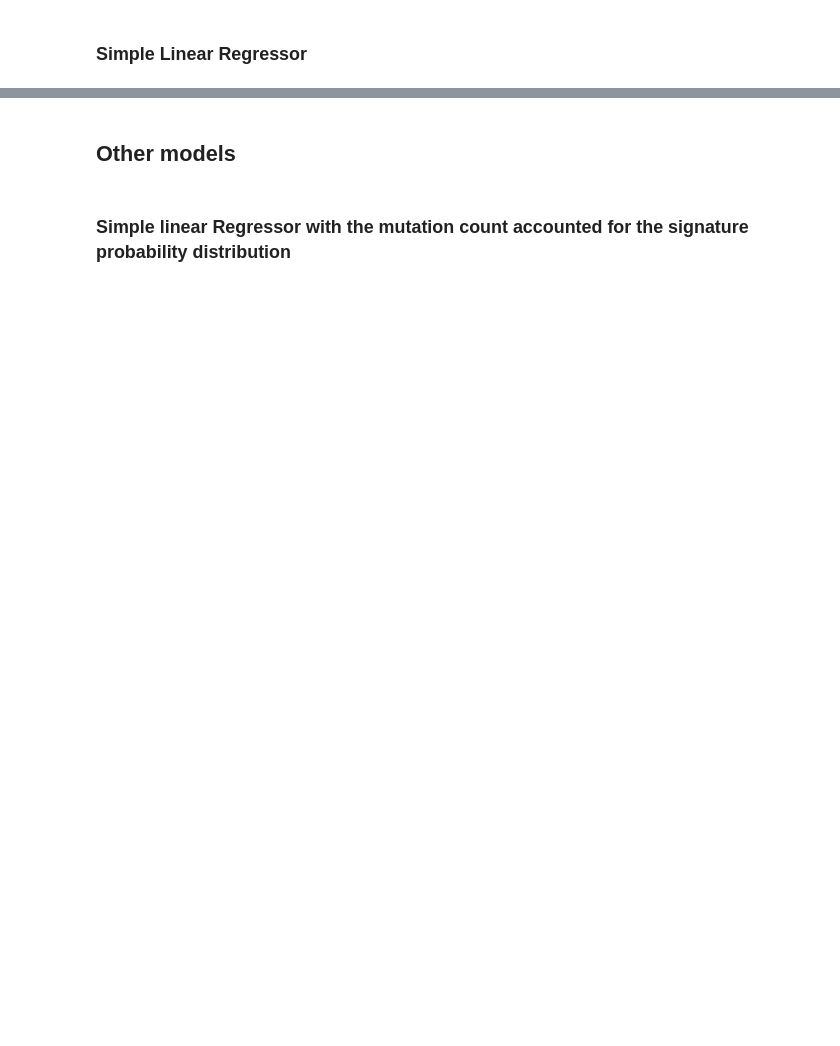
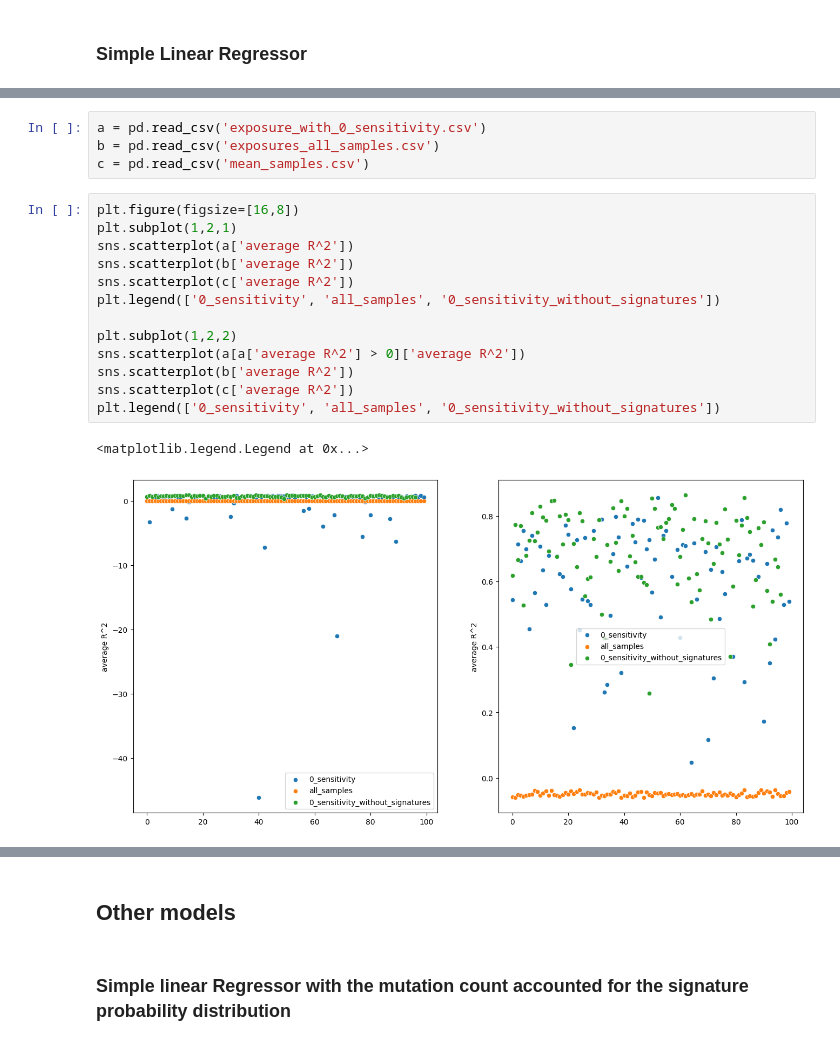
Before and after one commit to MassimoZarantonello2/SignatureInference, a Jupyter notebook: scripts/predict_exposure_values.ipynb, the cells around one changed output, grey strips where cells are left out. Saved outputs shown, nothing was run; the diff lists cells and outputs as text; blank space fills up the shorter version.

Commit message:
File update and exposure experiemtns and presentation finished

```diff
--- a/scripts/predict_exposure_values.ipynb
+++ b/scripts/predict_exposure_values.ipynb
@@ -343,0 +437,20 @@ def balance_dataset(X, y_bin, y_exp):
+# %%
+a = pd.read_csv('exposure_with_0_sensitivity.csv')
+b = pd.read_csv('exposures_all_samples.csv')
+c = pd.read_csv('mean_samples.csv')
+# %%
+plt.figure(figsize=[16,8])
+plt.subplot(1,2,1)
+sns.scatterplot(a['average R^2'])
+sns.scatterplot(b['average R^2'])
+sns.scatterplot(c['average R^2'])
+plt.legend(['0_sensitivity', 'all_samples', '0_sensitivity_without_signatures'])
+
+plt.subplot(1,2,2)
+sns.scatterplot(a[a['average R^2'] > 0]['average R^2'])
+sns.scatterplot(b['average R^2'])
+sns.scatterplot(c['average R^2'])
+plt.legend(['0_sensitivity', 'all_samples', '0_sensitivity_without_signatures'])
+# %% [output]
+<matplotlib.legend.Legend at 0x...>
+[figure, added]
```
Also changed, not shown: parts of 34 cells of this notebook, 20 other files.
